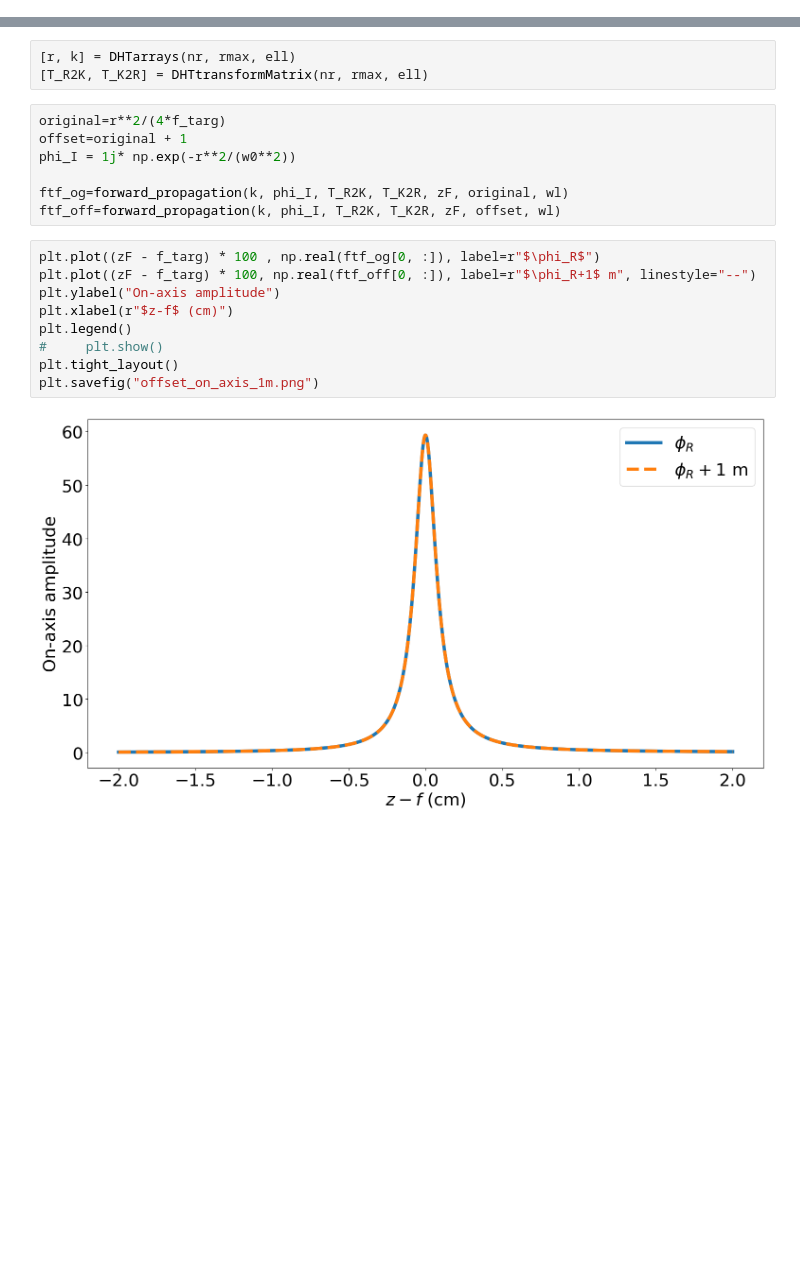
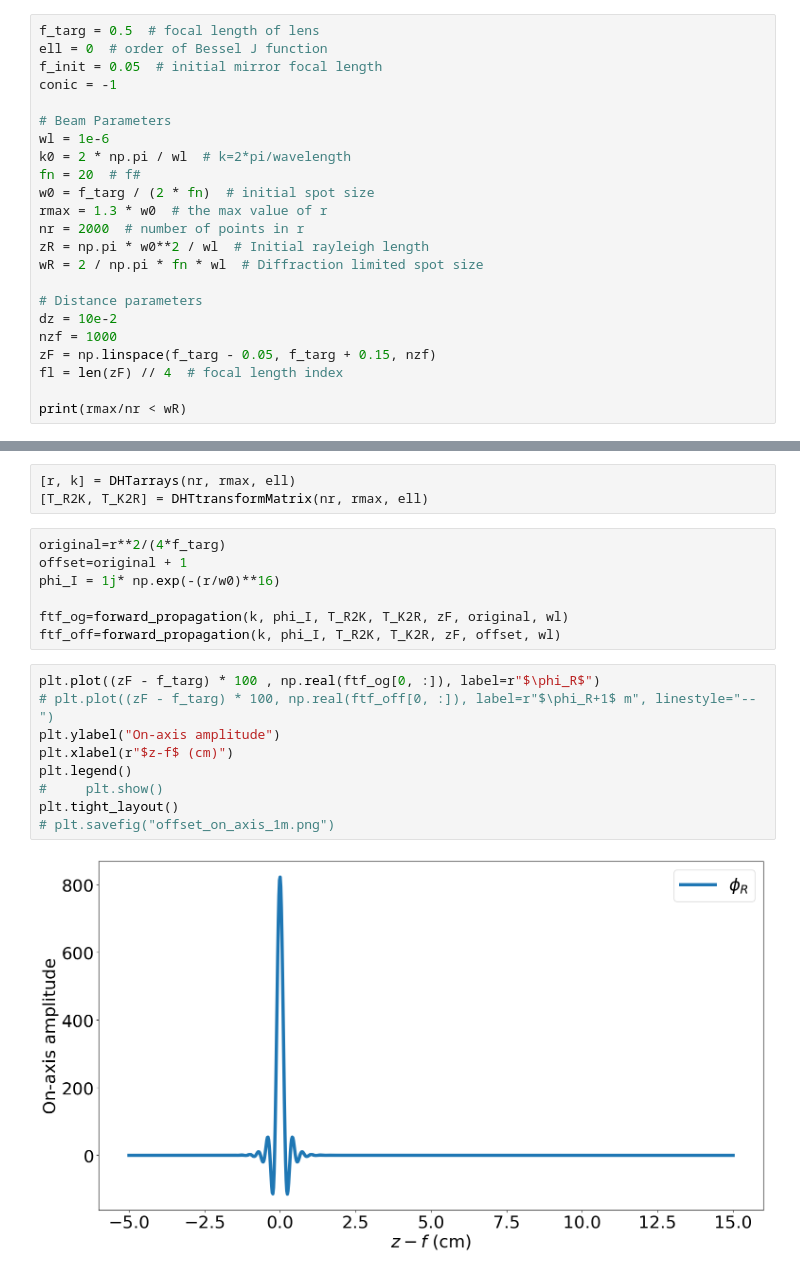
Before and after one commit to km0110/FF_Zernike, a Jupyter notebook: adjoint/mirror_shift_z.ipynb, the cells around one changed output, grey strips where cells are left out. Saved outputs shown, nothing was run; the diff lists cells and outputs as text; blank space fills up the shorter version.

```diff
--- a/adjoint/mirror_shift_z.ipynb
+++ b/adjoint/mirror_shift_z.ipynb
@@ -68,3 +43,26 @@ def forward_propagation(k, phi_I, T_R2K, T_K2R, z, zm, wavelength):
     fT = T_K2R @ (FT.T)
 
     return fT
+# %%
+f_targ = 0.5  # focal length of lens
+ell = 0  # order of Bessel J function
+f_init = 0.05  # initial mirror focal length
+conic = -1
+
+# Beam Parameters
+wl = 1e-6
+k0 = 2 * np.pi / wl  # k=2*pi/wavelength
+fn = 20  # f#
+w0 = f_targ / (2 * fn)  # initial spot size
+rmax = 1.3 * w0  # the max value of r
+nr = 2000  # number of points in r
+zR = np.pi * w0**2 / wl  # Initial rayleigh length
+wR = 2 / np.pi * fn * wl  # Diffraction limited spot size
+
+# Distance parameters
+dz = 10e-2
+nzf = 1000
+zF = np.linspace(f_targ - 0.05, f_targ + 0.15, nzf)
+fl = len(zF) // 4  # focal length index
+
+print(rmax/nr < wR)
@@ -74,21 +74,21 @@ def forward_propagation(k, phi_I, T_R2K, T_K2R, z, zm, wavelength):
 # %%
 original=r**2/(4*f_targ)
 offset=original + 1
-phi_I = 1j* np.exp(-r**2/(w0**2))
+phi_I = 1j* np.exp(-(r/w0)**16)
 
 ftf_og=forward_propagation(k, phi_I, T_R2K, T_K2R, zF, original, wl)
 ftf_off=forward_propagation(k, phi_I, T_R2K, T_K2R, zF, offset, wl)
 # %%
 plt.plot((zF - f_targ) * 100 , np.real(ftf_og[0, :]), label=r"$\phi_R$")
-plt.plot((zF - f_targ) * 100, np.real(ftf_off[0, :]), label=r"$\phi_R+1$ m", linestyle="--")
+# plt.plot((zF - f_targ) * 100, np.real(ftf_off[0, :]), label=r"$\phi_R+1$ m", linestyle="--")
 plt.ylabel("On-axis amplitude")
 plt.xlabel(r"$z-f$ (cm)")
 plt.legend()
 #     plt.show()
 plt.tight_layout()
-plt.savefig("offset_on_axis_1m.png")
+# plt.savefig("offset_on_axis_1m.png")
 # %% [output]
-[figure, old version]
+[figure, new version]
 # %%
 plt.plot(r/rmax, np.real(ftf_og[:, fl]), label=r"$\phi_R$")
 plt.plot(r/rmax, np.real(ftf_off[:,fl]), label=r"$\phi_R+1$ m", linestyle="--")
```
Also changed, not shown: parts of 3 cells of this notebook, 6 other files.
